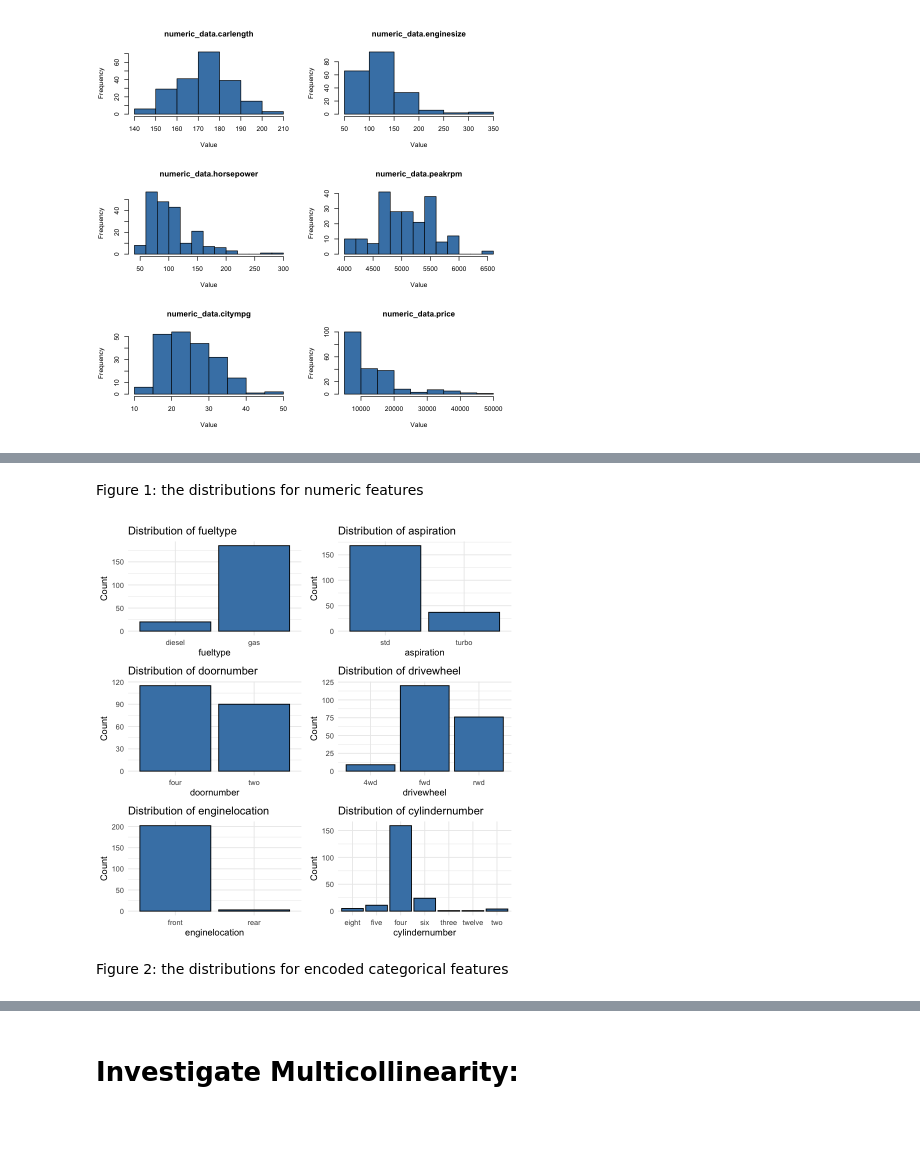
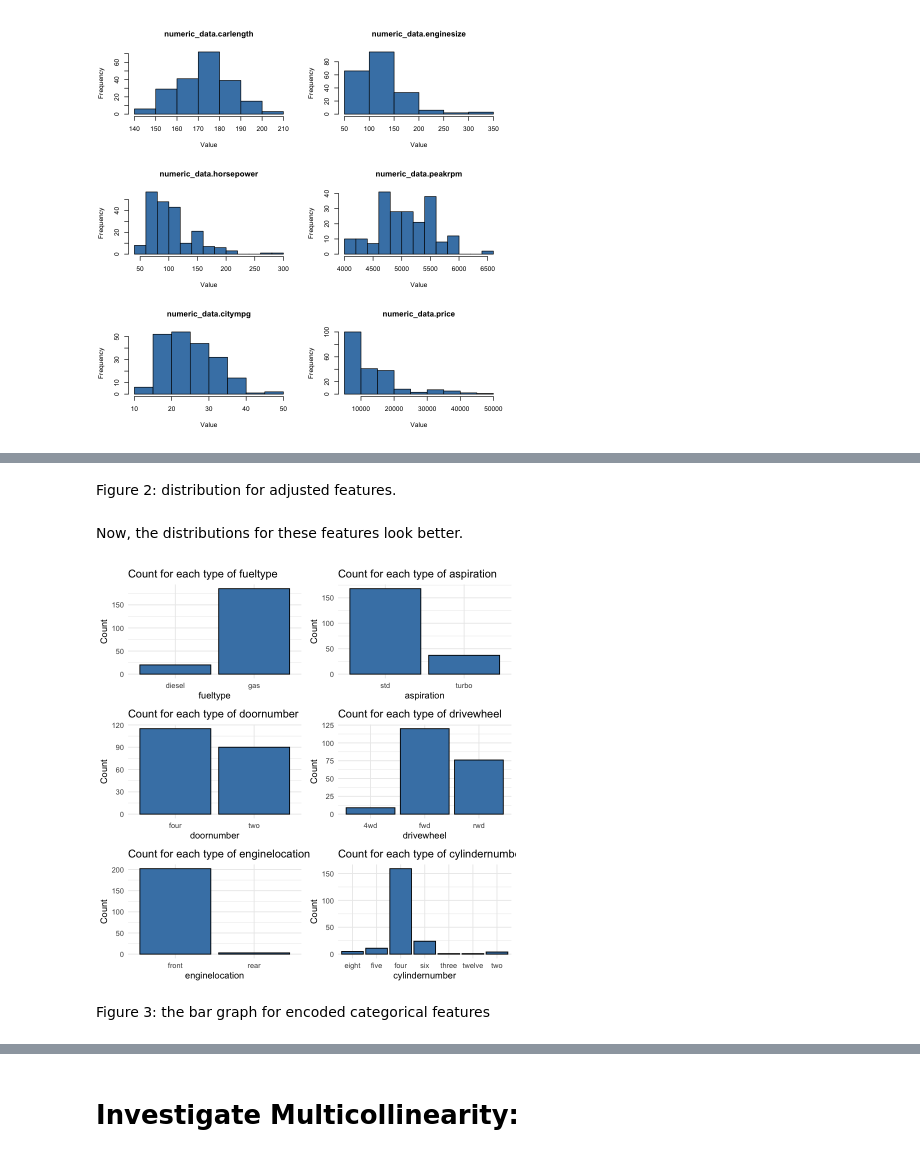
Before and after one commit to SelinaWang11/Stat306-group-project, a Jupyter notebook: final.ipynb, the cells around one changed output, grey strips where cells are left out. Saved outputs shown, nothing was run; the diff lists cells and outputs as text; code cells hidden in the pictures; blank space fills up the shorter version.

```diff
--- a/final.ipynb
+++ b/final.ipynb
@@ -196,20 +181,22 @@ for (i in 1:ncol(car_data_n)) {
+# %% [markdown]
+Figure 2: distribution for adjusted features.
 # %% [markdown]
-Figure 1: the distributions for numeric features
+Now, the distributions for these features look better.
 # %%
 plots <- list()
 categorical_columns <- c('fueltype','aspiration','doornumber','drivewheel','enginelocation','cylindernumber')
 
 for (cat_col in categorical_columns) {
   p <- ggplot(car_data, aes_string(x = cat_col)) +
     geom_bar(fill = "steelblue", color = "black") +
-    labs(title = paste("Distribution of", cat_col), x = cat_col, y = "Count") +
+    labs(title = paste("Count for each type of", cat_col), x = cat_col, y = "Count") +
     theme_minimal()
 
   plots[[cat_col]] <- p
 }
 
 grid.arrange(grobs = plots, ncol = 2)
 # %% [output]
-[figure, old version]
+[figure, new version]
 # %% [markdown]
-Figure 2: the distributions for encoded categorical features
+Figure 3: the bar graph for encoded categorical features
```
Also changed, not shown: parts of 34 cells of this notebook, 2 other files.
